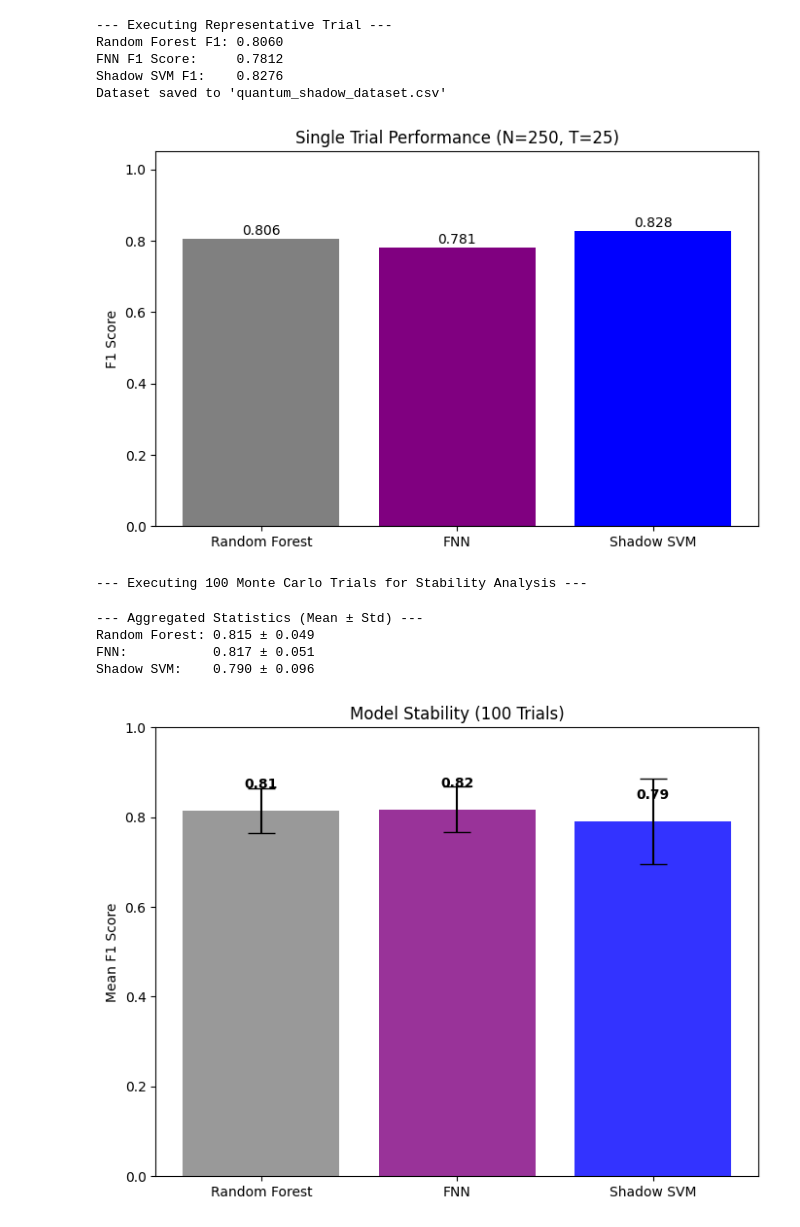
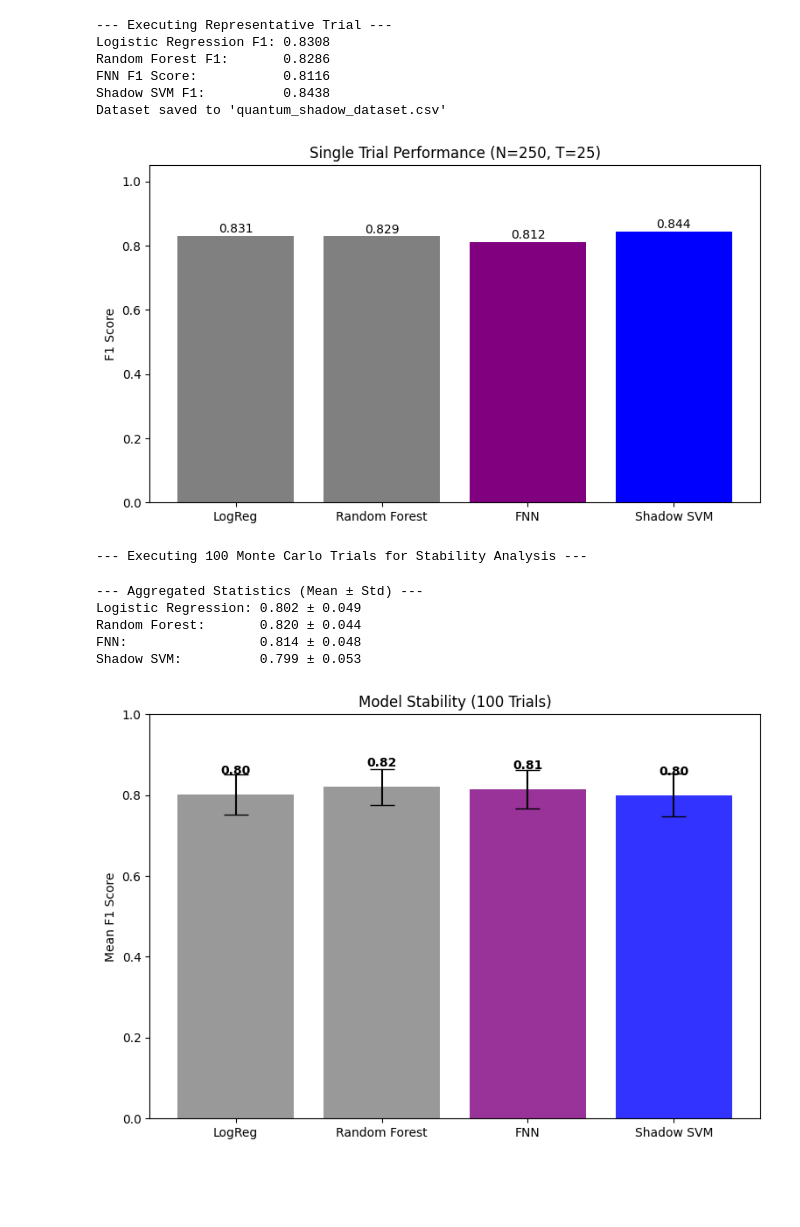
Before and after one commit to syedshubha/ShadowTomography, a Jupyter notebook: NeuralShadow.ipynb, the cells around one changed output. Cells and saved outputs as stored; diff of their text form; code cells hidden in the pictures; blank space fills up the shorter version.

```diff
--- a/NeuralShadow.ipynb
+++ b/NeuralShadow.ipynb
@@ -178,13 +181,18 @@ def run_single_trial(verbose=True):
     X_tr, X_te, y_tr, y_te = train_test_split(
         X_feat, y, test_size=0.2, stratify=y)
 
-    # 3. Random Forest
+    # 3. Logistic Regression
+    lr = LogisticRegression(max_iter=2000, class_weight='balanced')
+    lr.fit(X_tr, y_tr)
+    lr_score = f1_score(y_te, lr.predict(X_te))
+
+    # 4. Random Forest
     rf_params = {'n_estimators': [50, 100], 'max_depth': [None, 10], 'class_weight': ['balanced']}
     rf_grid = GridSearchCV(RandomForestClassifier(), rf_params, cv=3, scoring='f1')
     rf_grid.fit(X_tr, y_tr)
     rf_score = f1_score(y_te, rf_grid.predict(X_te))
 
-    # 4. FNN
+    # 5. FNN
     t_X_tr = torch.tensor(X_tr, dtype=torch.float32).to(device)
     t_y_tr = torch.tensor(y_tr, dtype=torch.float32).unsqueeze(1).to(device)
     t_X_te = torch.tensor(X_te, dtype=torch.float32).to(device)
@@ -205,93 +213,97 @@ def run_single_trial(verbose=True):
         preds = (fnn(t_X_te) > 0.5).cpu().numpy().astype(int)
     fnn_score = f1_score(y_te, preds)
 
-    # 5. SVM (RBF on Features)
+    # 6. SVM (RBF on Features)
     svm_params = {'C': [0.1, 1, 10, 100], 'gamma': ['scale', 0.01, 0.1], 'class_weight': ['balanced']}
     svm_grid = GridSearchCV(SVC(kernel='rbf'), svm_params, cv=3, scoring='f1', n_jobs=-1)
     svm_grid.fit(X_tr, y_tr)
     svm_score = f1_score(y_te, svm_grid.predict(X_te))
 
-    return rf_score, fnn_score, svm_score, X_feat, y
+    return lr_score, rf_score, fnn_score, svm_score, X_feat, y
 # %%
 # -----------------------------------------------------------------------------
 # 5. EXPERIMENT EXECUTION (PART A: Representative Single Run)
 # -----------------------------------------------------------------------------
 print("--- Executing Representative Trial ---")
-rf_s, fnn_s, svm_s, X_final, y_final = run_single_trial()
+lr_s, rf_s, fnn_s, svm_s, X_final, y_final = run_single_trial()
 
-print(f"Random Forest F1: {rf_s:.4f}")
-print(f"FNN F1 Score:     {fnn_s:.4f}")
-print(f"Shadow SVM F1:    {svm_s:.4f}")
+print(f"Logistic Regression F1: {lr_s:.4f}")
+print(f"Random Forest F1:       {rf_s:.4f}")
+print(f"FNN F1 Score:           {fnn_s:.4f}")
+print(f"Shadow SVM F1:          {svm_s:.4f}")
 
 # We save the dataset from this representative run for the report
 df = pd.DataFrame(X_final, columns=[f'feat_{i}' for i in range(16)])
 df['label'] = y_final
 df.to_csv('quantum_shadow_dataset.csv', index=False)
 print("Dataset saved to 'quantum_shadow_dataset.csv'")
 
 # Plot Part A
-methods = ['Random Forest', 'FNN', 'Shadow SVM']
-scores = [rf_s, fnn_s, svm_s]
-colors = ['gray', 'purple', 'blue']
+methods = ['LogReg', 'Random Forest', 'FNN', 'Shadow SVM']
+scores = [lr_s, rf_s, fnn_s, svm_s]
+colors = ['gray', 'gray', 'purple', 'blue']
 
-plt.figure(figsize=(8, 5))
+plt.figure(figsize=(9, 5))
 bars = plt.bar(methods, scores, color=colors)
 plt.ylim(0, 1.05)
 plt.ylabel('F1 Score')
 plt.title(f'Single Trial Performance (N={N_SAMPLES}, T={T_SNAPSHOTS})')
 for bar in bars:
     plt.text(bar.get_x() + bar.get_width()/2, bar.get_height() + 0.01, f"{bar.get_height():.3f}", ha='center')
-plt.savefig('single_trial_plot.png', dpi=300)
+plt.savefig('single_trial_plot.png', dpi=1000)
 plt.show()
 # %% [output]
 --- Executing Representative Trial ---
-Random Forest F1: 0.8060
-FNN F1 Score:     0.7812
-Shadow SVM F1:    0.8276
+Logistic Regression F1: 0.8308
+Random Forest F1:       0.8286
+FNN F1 Score:           0.8116
+Shadow SVM F1:          0.8438
 Dataset saved to 'quantum_shadow_dataset.csv'
-[figure, old version]
+[figure, new version]
 # %%
 # -----------------------------------------------------------------------------
 # 5. EXPERIMENT EXECUTION (PART B: Monte Carlo Stability Analysis)
 # -----------------------------------------------------------------------------
 
-# ---  ---
 NUM_TRIALS = 100
 print(f"\n--- Executing {NUM_TRIALS} Monte Carlo Trials for Stability Analysis ---")
 
-results = {'RF': [], 'FNN': [], 'SVM': []}
+results = {'LR': [], 'RF': [], 'FNN': [], 'SVM': []}
 
 # We use a progress bar to track the 100 trials
-for i in tqdm(range(NUM_TRIALS), desc="Monte Carlo Loop", ncols=100):
-    # Use iteration index as seed to ensure different physics noise
-    rf, fnn, svm, _, _ = run_single_trial(i)
+for i in tqdm(range(NUM_TRIALS), desc="Monte Carlo Loop", ncols=100, leave=True, file=sys.stdout):
+    # We run the trial without fixed seeds to capture true variance
+    lr, rf, fnn, svm, _, _ = run_single_trial()
+    results['LR'].append(lr)
     results['RF'].append(rf)
     results['FNN'].append(fnn)
     results['SVM'].append(svm)
 
 # Calculate Statistics
-means = [np.mean(results['RF']), np.mean(results['FNN']), np.mean(results['SVM'])]
-stds = [np.std(results['RF']), np.std(results['FNN']), np.std(results['SVM'])]
+means = [np.mean(results['LR']), np.mean(results['RF']), np.mean(results['FNN']), np.mean(results['SVM'])]
+stds = [np.std(results['LR']), np.std(results['RF']), np.std(results['FNN']), np.std(results['SVM'])]
 
 print("\n--- Aggregated Statistics (Mean ± Std) ---")
-print(f"Random Forest: {means[0]:.3f} ± {stds[0]:.3f}")
-print(f"FNN:           {means[1]:.3f} ± {stds[1]:.3f}")
-print(f"Shadow SVM:    {means[2]:.3f} ± {stds[2]:.3f}")
+print(f"Logistic Regression: {means[0]:.3f} ± {stds[0]:.3f}")
+print(f"Random Forest:       {means[1]:.3f} ± {stds[1]:.3f}")
+print(f"FNN:                 {means[2]:.3f} ± {stds[2]:.3f}")
+print(f"Shadow SVM:          {means[3]:.3f} ± {stds[3]:.3f}")
 
 # Plot Part B (Error Bars)
-plt.figure(figsize=(8, 6))
-plt.bar(methods, means, yerr=stds, capsize=10, color=colors, alpha=0.8)
+plt.figure(figsize=(9, 6))
+bars = plt.bar(methods, means, yerr=stds, capsize=10, color=colors, alpha=0.8)
 plt.ylim(0, 1.0)
 plt.ylabel('Mean F1 Score')
 plt.title(f'Model Stability ({NUM_TRIALS} Trials)')
 for i, v in enumerate(means):
     plt.text(i, v + 0.05, f"{v:.2f}", ha='center', fontweight='bold')
-plt.savefig('stability_analysis_plot.png', dpi=300)
+plt.savefig('stability_analysis_plot.png', dpi=1000)
 plt.show()
 # %% [output]
 --- Executing 100 Monte Carlo Trials for Stability Analysis ---
 --- Aggregated Statistics (Mean ± Std) ---
-Random Forest: 0.815 ± 0.049
-FNN:           0.817 ± 0.051
-Shadow SVM:    0.790 ± 0.096
+Logistic Regression: 0.802 ± 0.049
+Random Forest:       0.820 ± 0.044
+FNN:                 0.814 ± 0.048
+Shadow SVM:          0.799 ± 0.053
-[figure, old version]
+[figure, new version]
```
Also changed, not shown: parts of 2 cells of this notebook.
